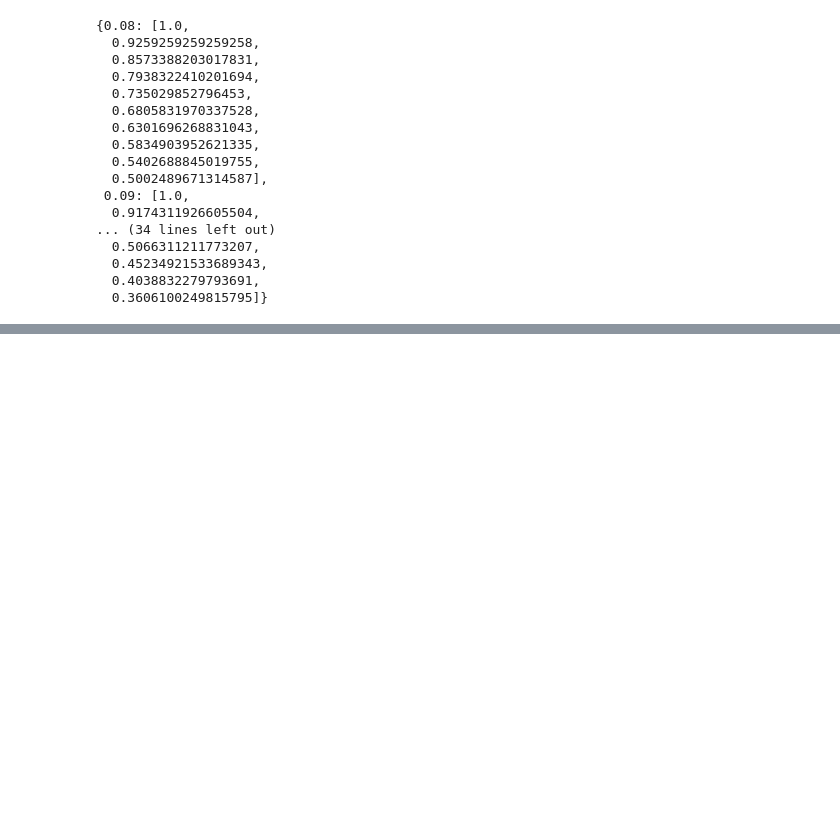
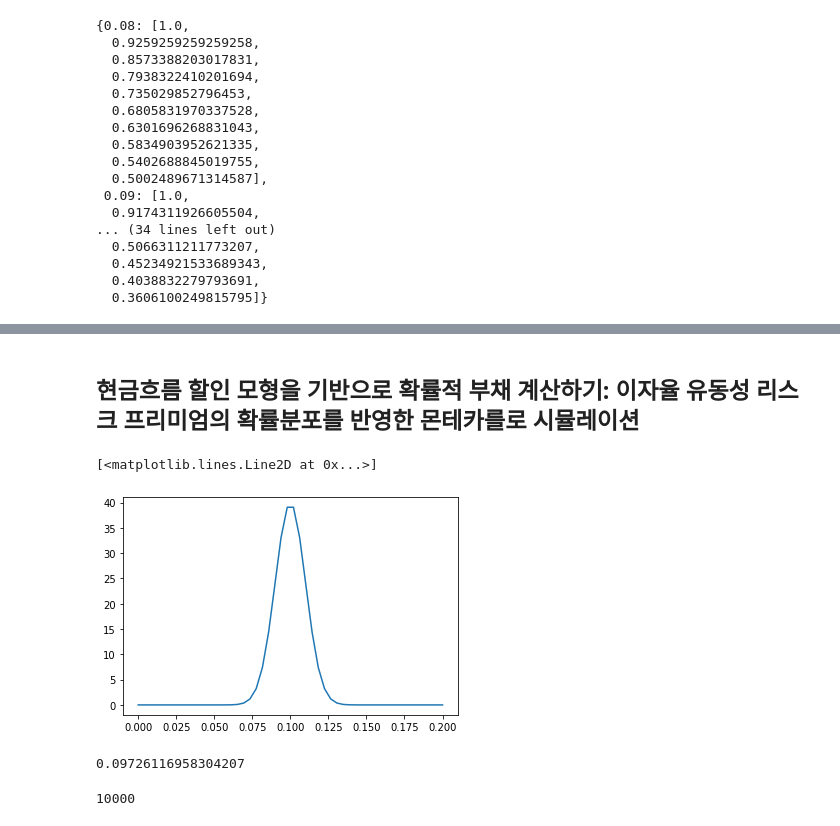
Before and after one commit to IFRS17/pythonEdu, a Jupyter notebook: python101_to_montecarlo/python101_to_montecarlo.ipynb, the cells around one changed output, grey strips where cells are left out. Drawn from its saved outputs; the diff is of its cells as text; code cells hidden in the pictures; blank space fills up the shorter version.

```diff
--- a/python101_to_montecarlo/python101_to_montecarlo.ipynb
+++ b/python101_to_montecarlo/python101_to_montecarlo.ipynb
@@ -196,0 +298,2 @@ pvRatesList
+# %% [markdown]
+## 현금흐름 할인 모형을 기반으로 확률적 부채 계산하기: 이자율 유동성 리스크 프리미엄의 확률분포를 반영한 몬테카를로 시뮬레이션
@@ -196,0 +305,14 @@ pvRatesList
+# %%
+rateMean = 0.1
+rateStd = 0.01
+# %%
+fig, ax = plt.subplots(1, 1)
+x = numpy.linspace(0, 0.2)
+ax.plot(x, norm(rateMean, rateStd).pdf(x))
+# %% [output]
+[<matplotlib.lines.Line2D at 0x...>]
+[figure, added]
+# %%
+norm(rateMean, rateStd).rvs()
+# %% [output]
+0.09726116958304207
@@ -196,0 +323,4 @@ pvRatesList
+# %%
+len(randomChoiceResult)
+# %% [output]
+10000
```
Also changed, not shown: parts of 25 cells of this notebook.
